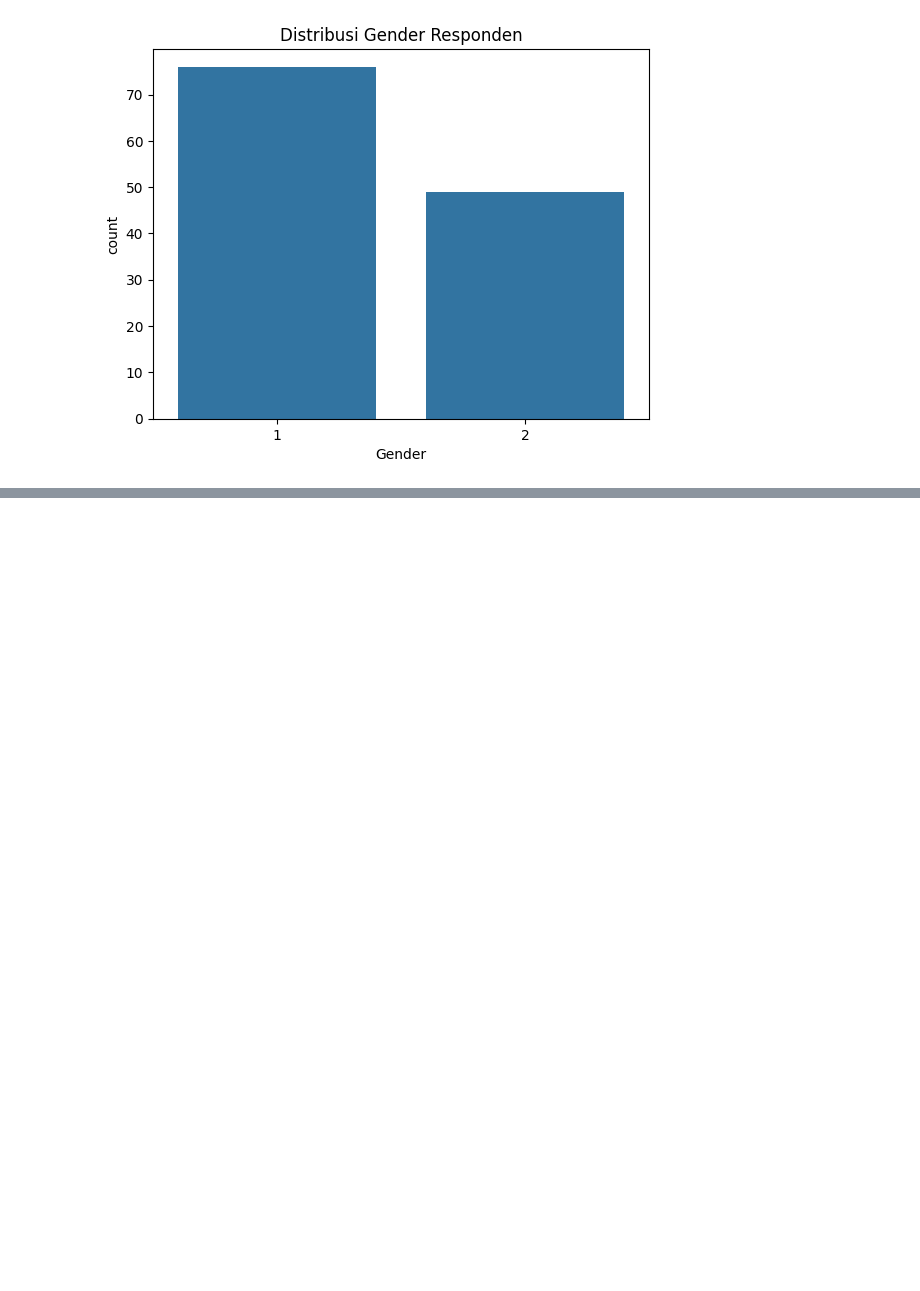
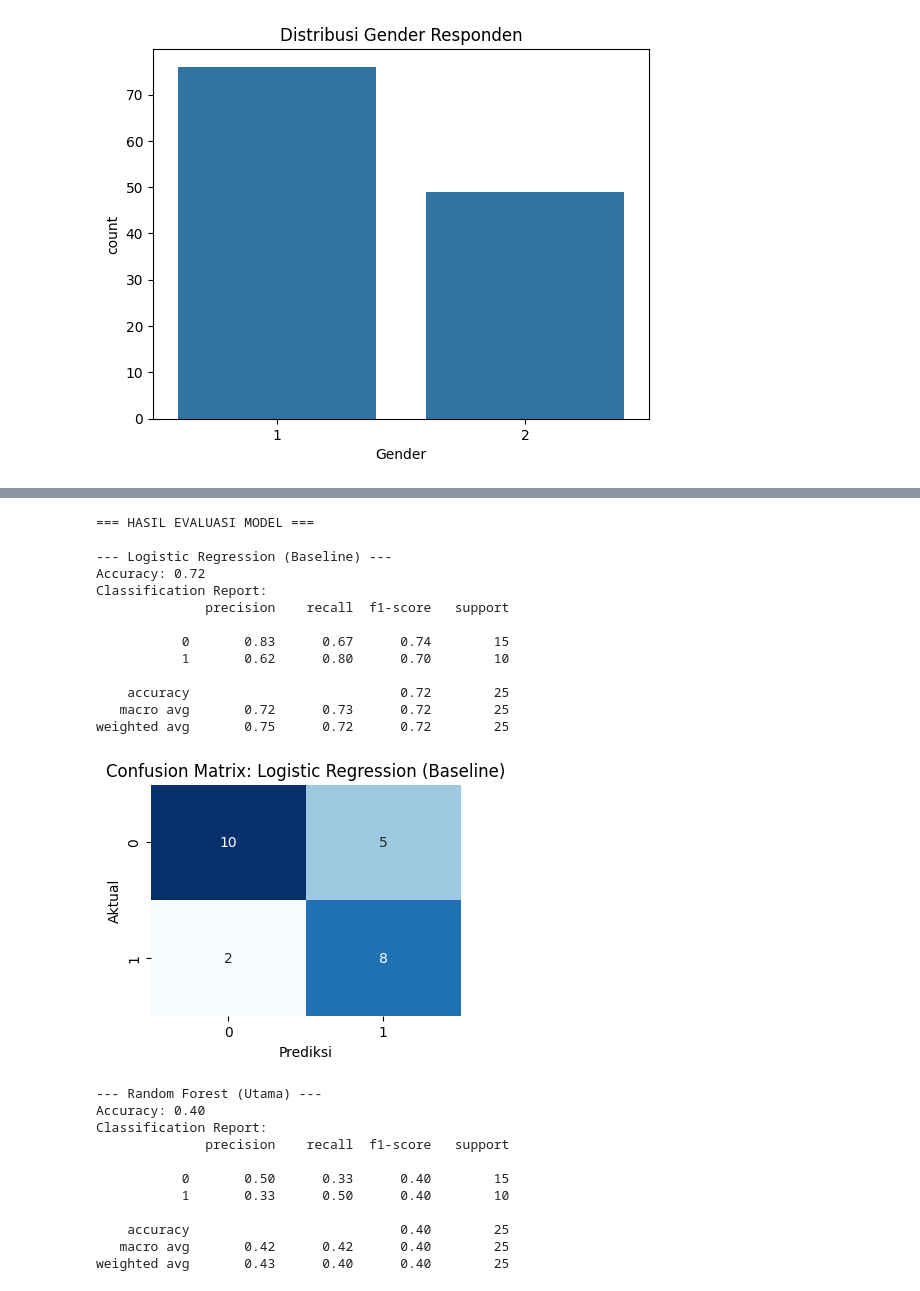
Before and after one commit to HASANWOW/Finpro-Machine-Learning, a Jupyter notebook: notebooks/01_eda.ipynb, the cells around one changed output, grey strips where cells are left out. Cells and saved outputs as stored; diff of their text form; code cells hidden in the pictures; blank space fills up the shorter version.

```diff
--- a/notebooks/01_eda.ipynb
+++ b/notebooks/01_eda.ipynb
@@ -76,0 +132,80 @@ plt.show()
+# %%
+# ==========================================
+# FASE 2: MODEL TRAINING & EVALUATION
+# ==========================================
+from sklearn.linear_model import LogisticRegression
+from sklearn.ensemble import RandomForestClassifier
+from sklearn.svm import SVC
+from sklearn.metrics import accuracy_score, classification_report, confusion_matrix
+import seaborn as sns
+import matplotlib.pyplot as plt
+import joblib # Untuk menyimpan model
+
+# 1. Inisialisasi Model dengan parameter class_weight='balanced' sesuai proposal
+models = {
+    "Logistic Regression (Baseline)": LogisticRegression(class_weight='balanced', random_state=42),
+    "Random Forest (Utama)": RandomForestClassifier(class_weight='balanced', random_state=42),
+    "SVM (Eksplorasi)": SVC(class_weight='balanced', kernel='rbf', probability=True, random_state=42)
+}
+
+# 2. Dictionary untuk menyimpan hasil visualisasi PPT nanti
+best_f1_score = 0
+best_model_name = ""
+
+# 3. Looping untuk melatih dan mengevaluasi setiap model
+print("=== HASIL EVALUASI MODEL ===\n")
+for name, model in models.items():
+    # Training Model
+    model.fit(X_train, y_train)
+
+    # Prediksi Data Uji (Testing)
+    y_pred = model.predict(X_test)
+
+    # Evaluasi Metrik
+    acc = accuracy_score(y_test, y_pred)
+
+    print(f"--- {name} ---")
+    print(f"Accuracy: {acc:.2f}")
+    print("Classification Report:")
+    print(classification_report(y_test, y_pred))
+
+    # Visualisasi Confusion Matrix (Bagus untuk ditaruh di PPT)
+    cm = confusion_matrix(y_test, y_pred)
+    plt.figure(figsize=(4, 3))
+    sns.heatmap(cm, annot=True, fmt='d', cmap='Blues', cbar=False)
+    plt.title(f'Confusion Matrix: {name}')
+    plt.xlabel('Prediksi')
+    plt.ylabel('Aktual')
+    plt.show()
+
+# 4. Menyimpan Model Random Forest (Asumsi model utama) untuk Deployment
+# Nanti kita bisa ubah jika ternyata SVM atau Logistic Regression hasilnya lebih bagus
+rf_model = models["Random Forest (Utama)"]
+joblib.dump(rf_model, '../models/best_model.pkl')
+print("\n[INFO] Model Random Forest telah disimpan sebagai 'best_model.pkl' di folder models/")
+# %% [output]
+=== HASIL EVALUASI MODEL ===
+
+--- Logistic Regression (Baseline) ---
+Accuracy: 0.72
+Classification Report:
+              precision    recall  f1-score   support
+
+           0       0.83      0.67      0.74        15
+           1       0.62      0.80      0.70        10
+
+    accuracy                           0.72        25
+   macro avg       0.72      0.73      0.72        25
+weighted avg       0.75      0.72      0.72        25
+[figure, added]
+--- Random Forest (Utama) ---
+Accuracy: 0.40
+Classification Report:
+              precision    recall  f1-score   support
+
+           0       0.50      0.33      0.40        15
+           1       0.33      0.50      0.40        10
+
+    accuracy                           0.40        25
+   macro avg       0.42      0.42      0.40        25
+weighted avg       0.43      0.40      0.40        25
```
Also changed, not shown: parts of 2 cells of this notebook, 11 other files.
